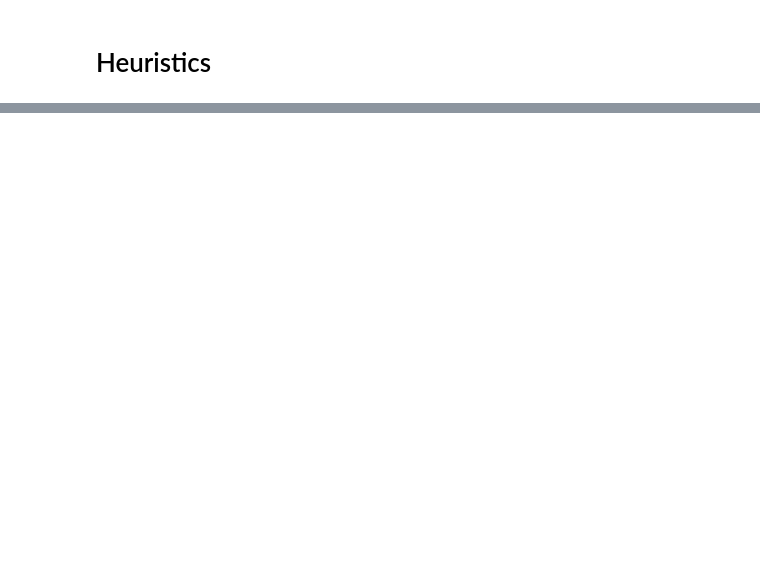
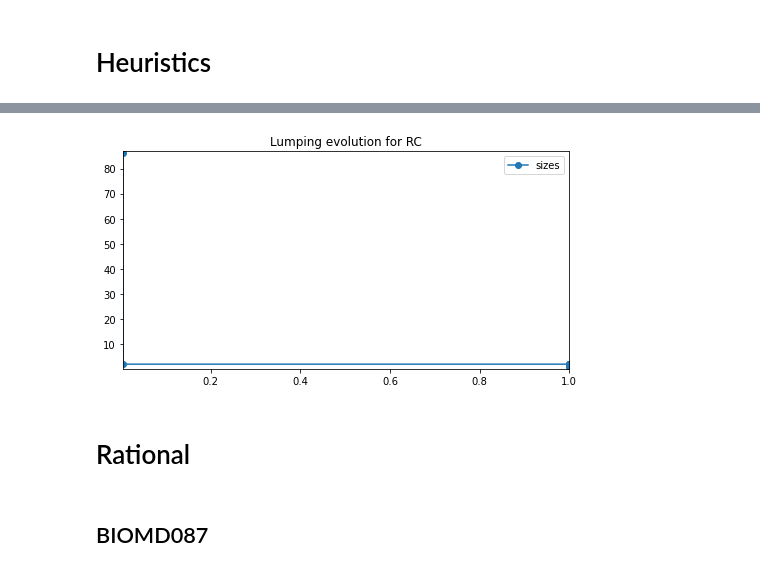
Before and after one commit to clue-developers/CLUE, a Jupyter notebook: notebooks/heuristics.ipynb, the cells around one changed output, grey strips where cells are left out. Cells and saved outputs as stored; diff of their text form; code cells hidden in the pictures; blank space fills up the shorter version.

```diff
--- a/notebooks/heuristics.ipynb
+++ b/notebooks/heuristics.ipynb
@@ -104 +138,3 @@ get_reductions(get_example("NIHMS80246_S6"))
+# %%
+res = get_reductions(get_example("journal.pcbi.1003544.s006"), threshold=1e-8)
 # %%
@@ -105,0 +148,8 @@ get_reductions(get_example("journal.pcbi.1003544.s006"))
+# %%
+gen_fig(res)
+# %% [output]
+[figure, added]
+# %% [markdown]
+# Rational
+# %% [markdown]
+## BIOMD087
```
Also changed, not shown: parts of 41 cells of this notebook.
